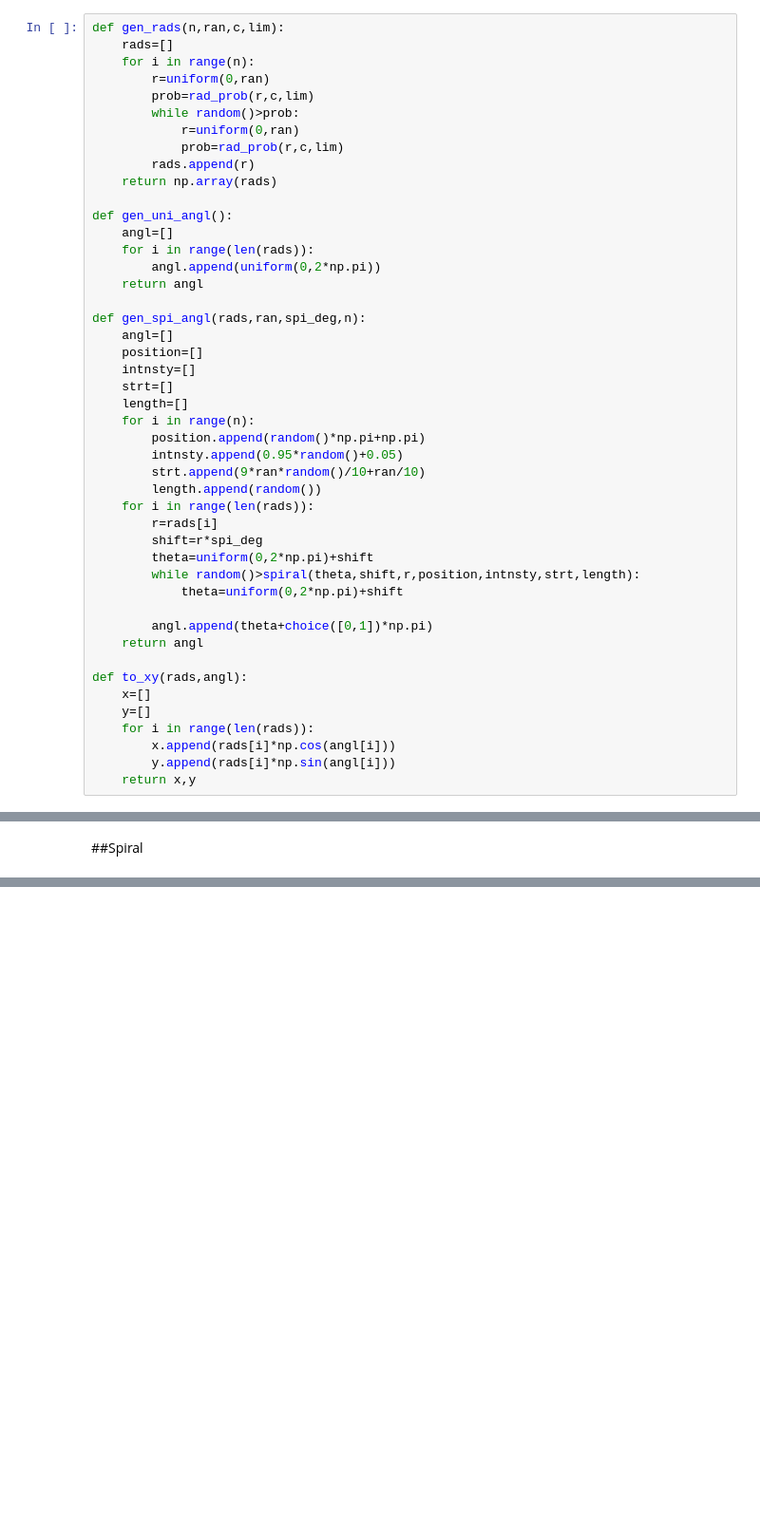
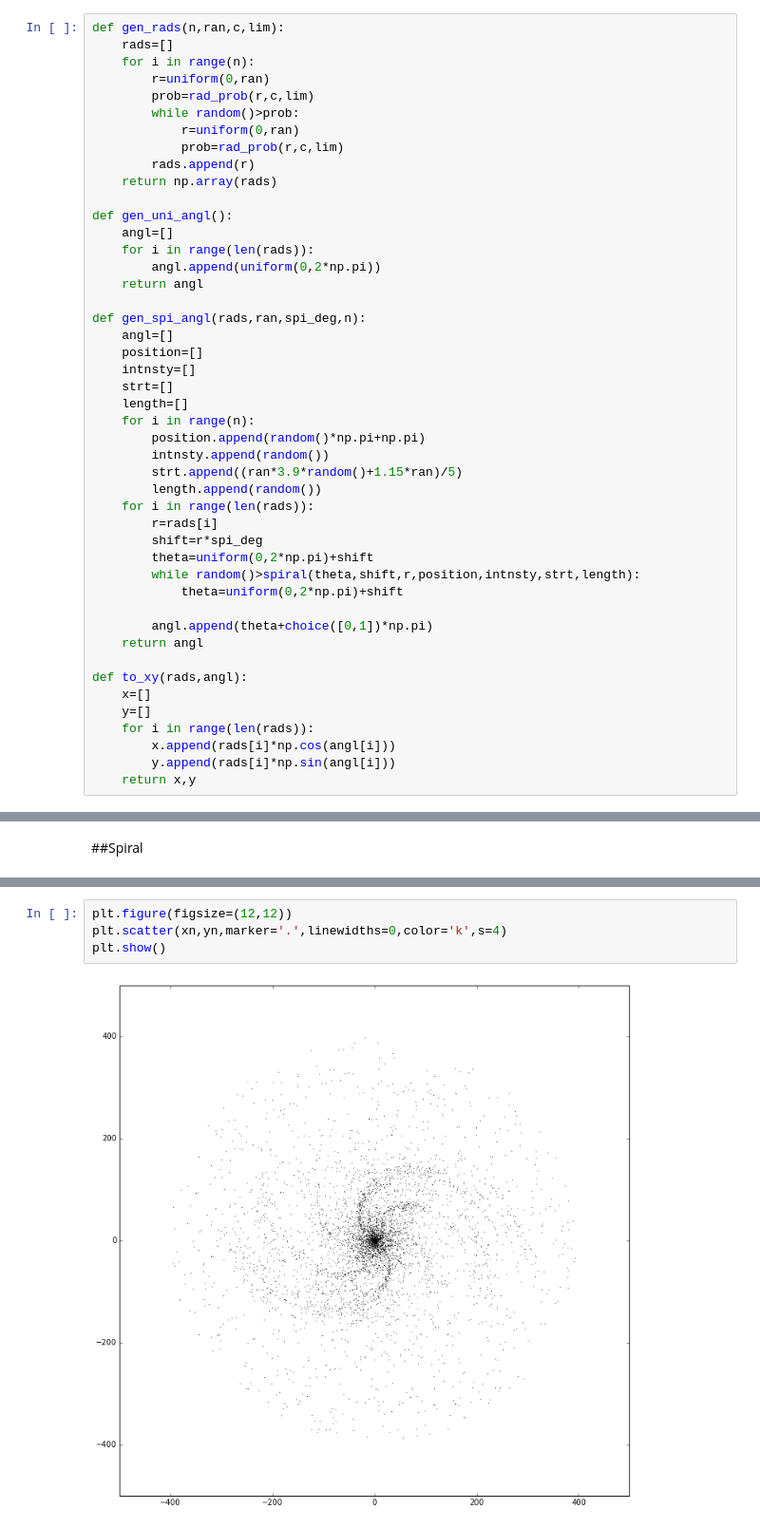
Before and after one commit to rmorshea/home-gitlab, a Jupyter notebook: misc/Tutor_Masha/Galaxy_Project.ipynb, the cells around one changed output, grey strips where cells are left out. Shown at 95% size. Cells and saved outputs as stored; diff of their text form; blank space fills up the shorter version.

```diff
--- a/misc/Tutor_Masha/Galaxy_Project.ipynb
+++ b/misc/Tutor_Masha/Galaxy_Project.ipynb
@@ -55,8 +67,8 @@ def gen_spi_angl(rads,ran,spi_deg,n):
     length=[]
     for i in range(n):
         position.append(random()*np.pi+np.pi)
-        intnsty.append(0.95*random()+0.05)
-        strt.append(9*ran*random()/10+ran/10)
+        intnsty.append(random())
+        strt.append((ran*3.9*random()+1.15*ran)/5)
         length.append(random())
     for i in range(len(rads)):
         r=rads[i]
@@ -101,0 +111,6 @@ plt.show()
+# %%
+plt.figure(figsize=(12,12))
+plt.scatter(xn,yn,marker='.',linewidths=0,color='k',s=4)
+plt.show()
+# %% [output]
+[figure, added]
```
Also changed, not shown: parts of 13 cells of this notebook, 12 other files.
